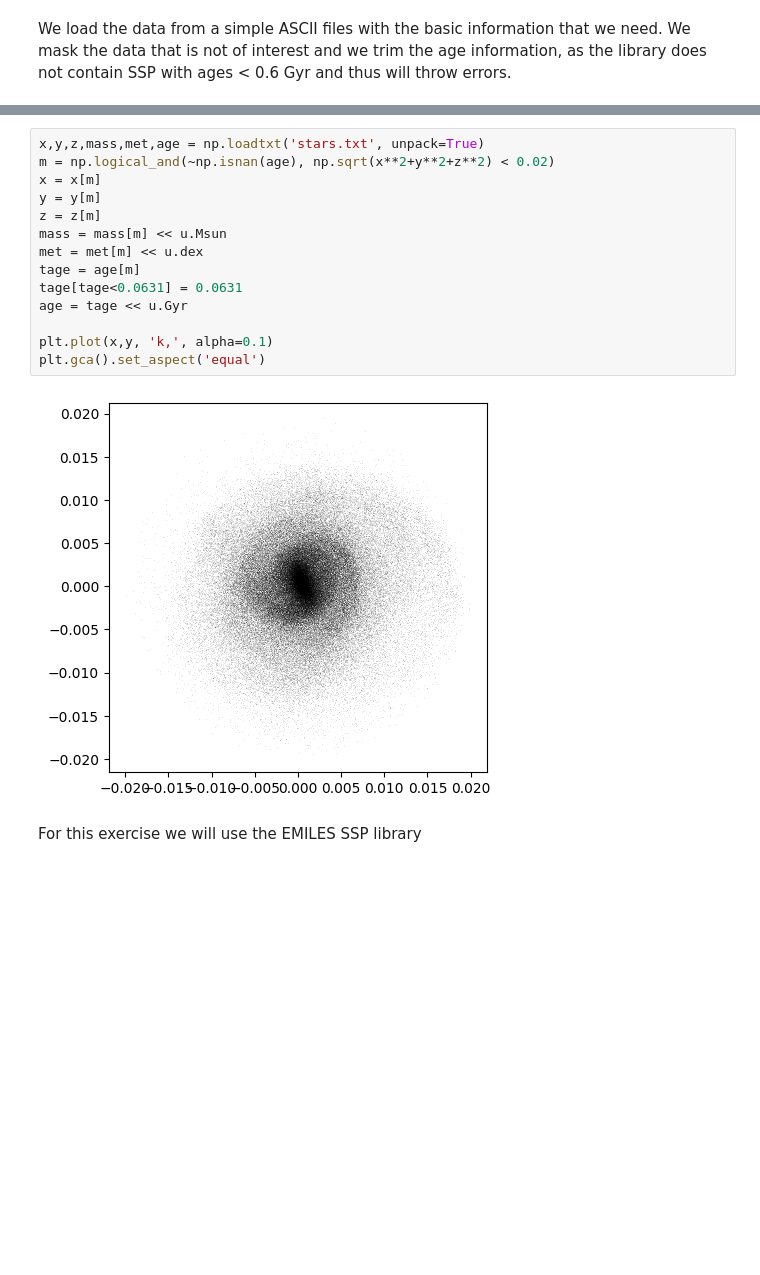
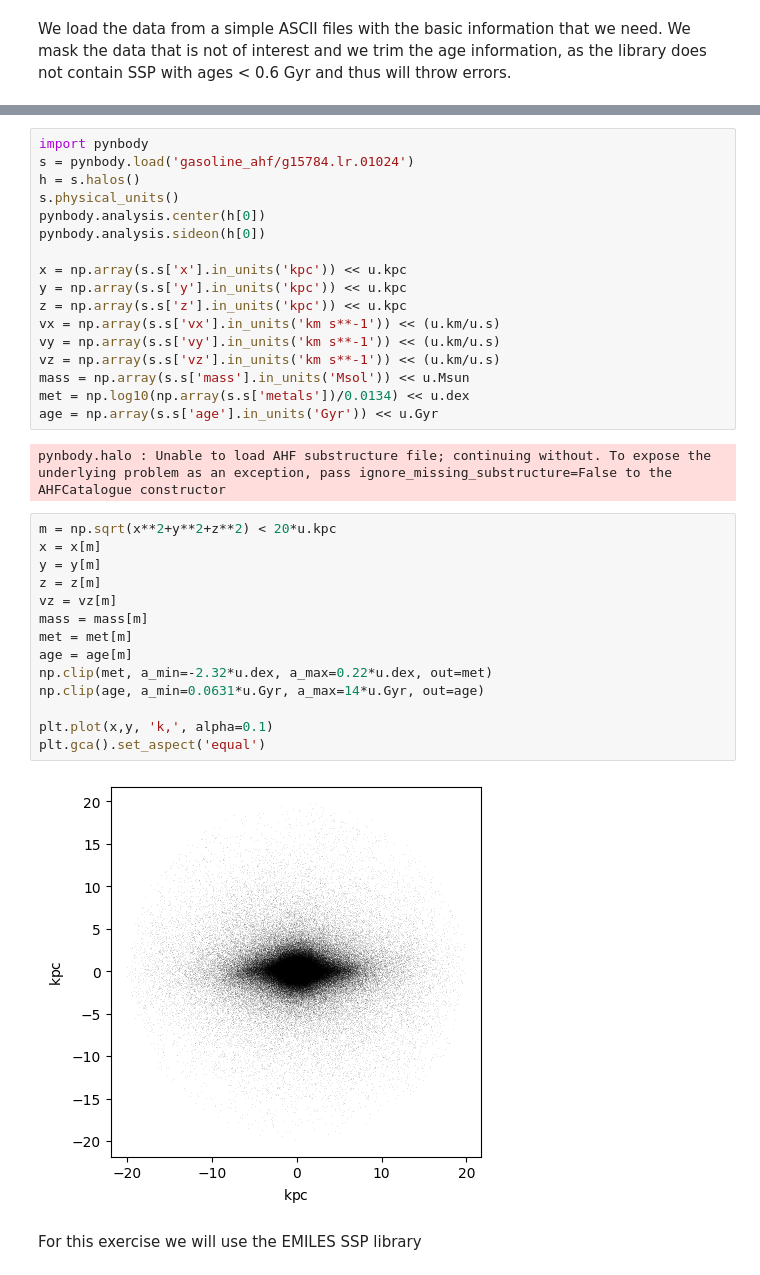
Before and after one commit to miles-iac/milespy, a Jupyter notebook: docs/tutorials/example_simulation_data.ipynb, the cells around one changed output, grey strips where cells are left out. Saved outputs shown, nothing was run; the diff lists cells and outputs as text; blank space fills up the shorter version.

Commit message:
[no test] Update simulation example to use pynbody data

```diff
--- a/docs/tutorials/example_simulation_data.ipynb
+++ b/docs/tutorials/example_simulation_data.ipynb
@@ -15,19 +25,38 @@ We mask the data that is not of interest and we trim the age information, as the
+# %%
+import pynbody
+s = pynbody.load('gasoline_ahf/g15784.lr.01024')
+h = s.halos()
+s.physical_units()
+pynbody.analysis.center(h[0])
+pynbody.analysis.sideon(h[0])
+
+x = np.array(s.s['x'].in_units('kpc')) << u.kpc
+y = np.array(s.s['y'].in_units('kpc')) << u.kpc
+z = np.array(s.s['z'].in_units('kpc')) << u.kpc
+vx = np.array(s.s['vx'].in_units('km s**-1')) << (u.km/u.s)
+vy = np.array(s.s['vy'].in_units('km s**-1')) << (u.km/u.s)
+vz = np.array(s.s['vz'].in_units('km s**-1')) << (u.km/u.s)
+mass = np.array(s.s['mass'].in_units('Msol')) << u.Msun
+met = np.log10(np.array(s.s['metals'])/0.0134) << u.dex
+age = np.array(s.s['age'].in_units('Gyr')) << u.Gyr
+# %% [output]
+pynbody.halo : Unable to load AHF substructure file; continuing without. To expose the underlying problem as an exception, pass ignore_missing_substructure=False to the AHFCatalogue constructor
 # %%
-x,y,z,mass,met,age = np.loadtxt('stars.txt', unpack=True)
-m = np.logical_and(~np.isnan(age), np.sqrt(x**2+y**2+z**2) < 0.02)
+m = np.sqrt(x**2+y**2+z**2) < 20*u.kpc
 x = x[m]
 y = y[m]
 z = z[m]
-mass = mass[m] << u.Msun
-met = met[m] << u.dex
-tage = age[m]
-tage[tage<0.0631] = 0.0631
-age = tage << u.Gyr
+vz = vz[m]
+mass = mass[m]
+met = met[m]
+age = age[m]
+np.clip(met, a_min=-2.32*u.dex, a_max=0.22*u.dex, out=met)
+np.clip(age, a_min=0.0631*u.Gyr, a_max=14*u.Gyr, out=age)
 
 plt.plot(x,y, 'k,', alpha=0.1)
 plt.gca().set_aspect('equal')
 # %% [output]
-[figure, old version]
+[figure, new version]
 # %% [markdown]
 For this exercise we will use the EMILES SSP library
 # %%
```
Also changed, not shown: parts of 21 cells of this notebook, 2 other files.
